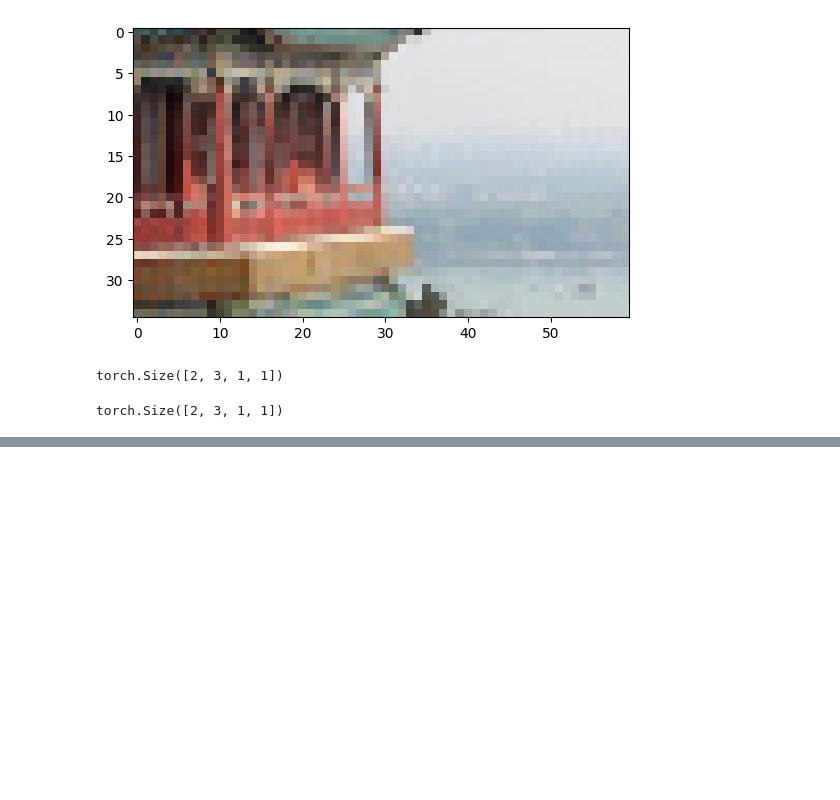
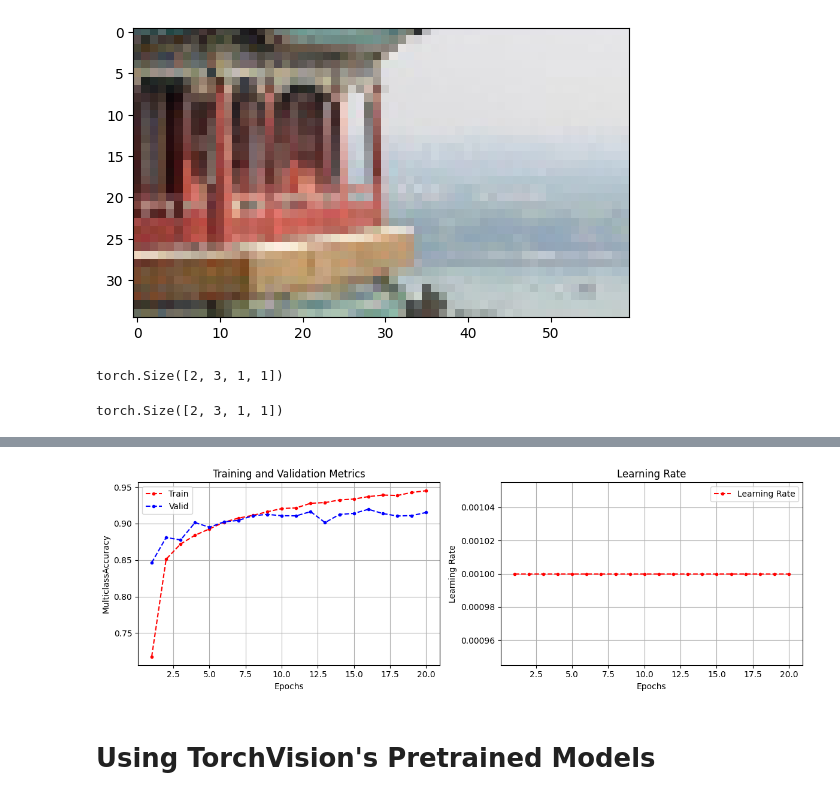
Before and after one commit to smammadl/ds_course, a Jupyter notebook: module4_dl/07_cnn.ipynb, the cells around one changed output, grey strips where cells are left out. Drawn from its saved outputs; the diff is of its cells as text; code cells hidden in the pictures; blank space fills up the shorter version.

```diff
--- a/module4_dl/07_cnn.ipynb
+++ b/module4_dl/07_cnn.ipynb
@@ -370,0 +386,6 @@ Restoring best model from epoch 20 with valid metric: 0.347
+# %%
+plot_history(history, metric)
+# %% [output]
+[figure, added]
+# %% [markdown]
+# Using TorchVision's Pretrained Models
```
Also changed, not shown: parts of 37 cells of this notebook, 1 other file.
